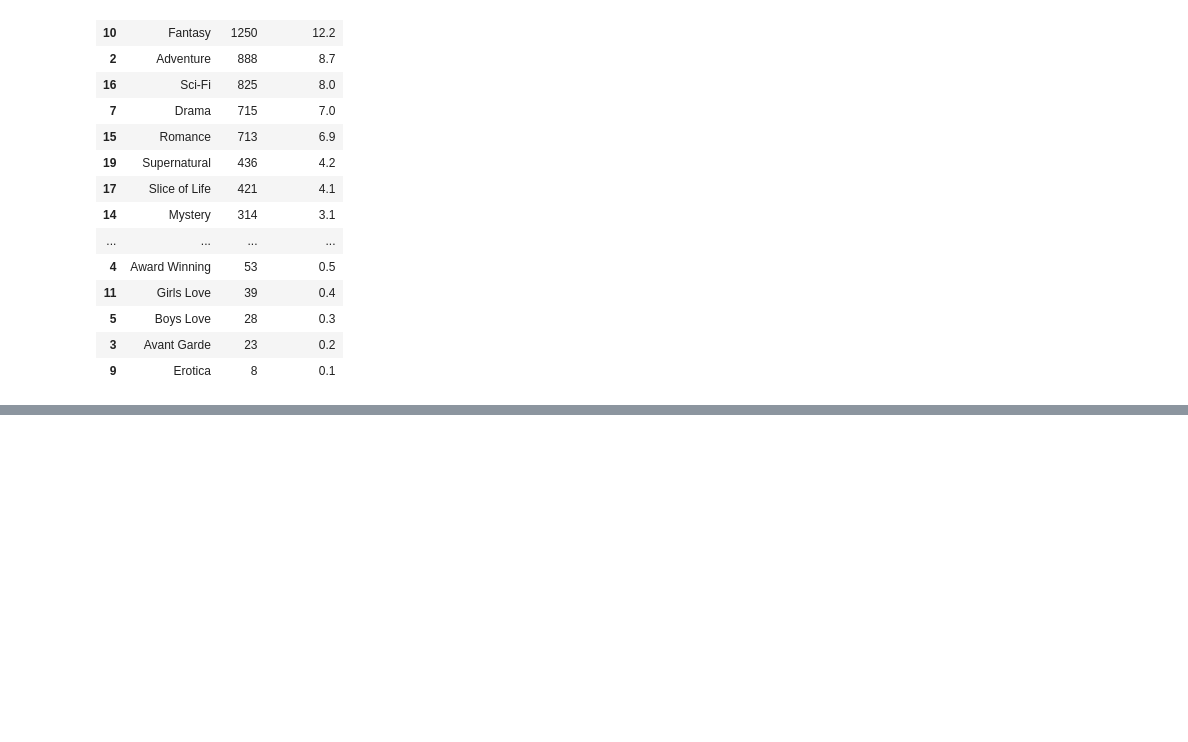
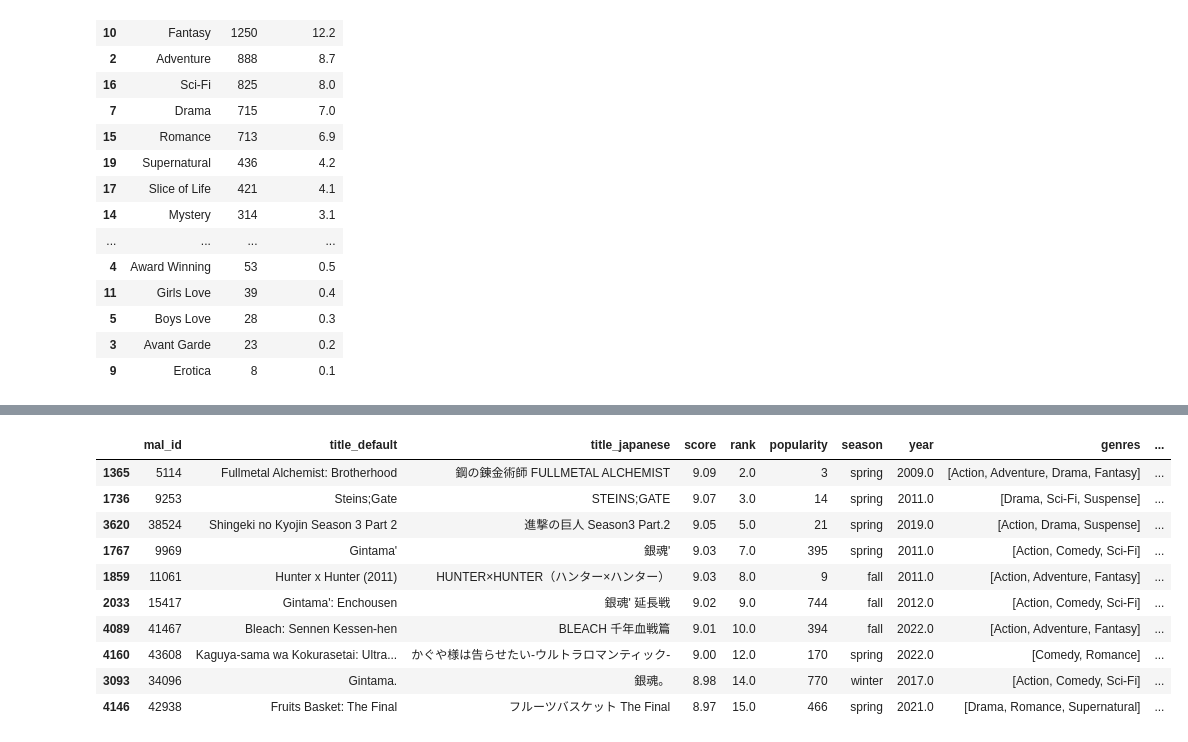
Before and after one commit to Nycto90/animearc_gc, a Jupyter notebook: nb/test.ipynb, the cells around one changed output, grey strips where cells are left out. Saved outputs shown, nothing was run; the diff lists cells and outputs as text; code cells hidden in the pictures; blank space fills up the shorter version.

```diff
--- a/nb/test.ipynb
+++ b/nb/test.ipynb
@@ -209,0 +239,15 @@ sort_genre_count
+# %%
+rank_10 = df.nsmallest(10, 'rank')
+rank_10
+# %% [output]
+|  | mal_id | title_default | title_japanese | score | rank | popularity | season | year | genres | ... |
+| 1365 | 5114 | Fullmetal Alchemist: Brotherhood | 鋼の錬金術師 FULLMETAL ALCHEMIST | 9.09 | 2.0 | 3 | spring | 2009.0 | [Action, Adventure, Drama, Fantasy] | ... |
+| 1736 | 9253 | Steins;Gate | STEINS;GATE | 9.07 | 3.0 | 14 | spring | 2011.0 | [Drama, Sci-Fi, Suspense] | ... |
+| 3620 | 38524 | Shingeki no Kyojin Season 3 Part 2 | 進撃の巨人 Season3 Part.2 | 9.05 | 5.0 | 21 | spring | 2019.0 | [Action, Drama, Suspense] | ... |
+| 1767 | 9969 | Gintama' | 銀魂' | 9.03 | 7.0 | 395 | spring | 2011.0 | [Action, Comedy, Sci-Fi] | ... |
+| 1859 | 11061 | Hunter x Hunter (2011) | HUNTER×HUNTER（ハンター×ハンター） | 9.03 | 8.0 | 9 | fall | 2011.0 | [Action, Adventure, Fantasy] | ... |
+| 2033 | 15417 | Gintama': Enchousen | 銀魂' 延長戦 | 9.02 | 9.0 | 744 | fall | 2012.0 | [Action, Comedy, Sci-Fi] | ... |
+| 4089 | 41467 | Bleach: Sennen Kessen-hen | BLEACH 千年血戦篇 | 9.01 | 10.0 | 394 | fall | 2022.0 | [Action, Adventure, Fantasy] | ... |
+| 4160 | 43608 | Kaguya-sama wa Kokurasetai: Ultra... | かぐや様は告らせたい-ウルトラロマンティック- | 9.00 | 12.0 | 170 | spring | 2022.0 | [Comedy, Romance] | ... |
+| 3093 | 34096 | Gintama. | 銀魂。 | 8.98 | 14.0 | 770 | winter | 2017.0 | [Action, Comedy, Sci-Fi] | ... |
+| 4146 | 42938 | Fruits Basket: The Final | フルーツバスケット The Final | 8.97 | 15.0 | 466 | spring | 2021.0 | [Drama, Romance, Supernatural] | ... |
```
Also changed, not shown: parts of 4 cells of this notebook.
